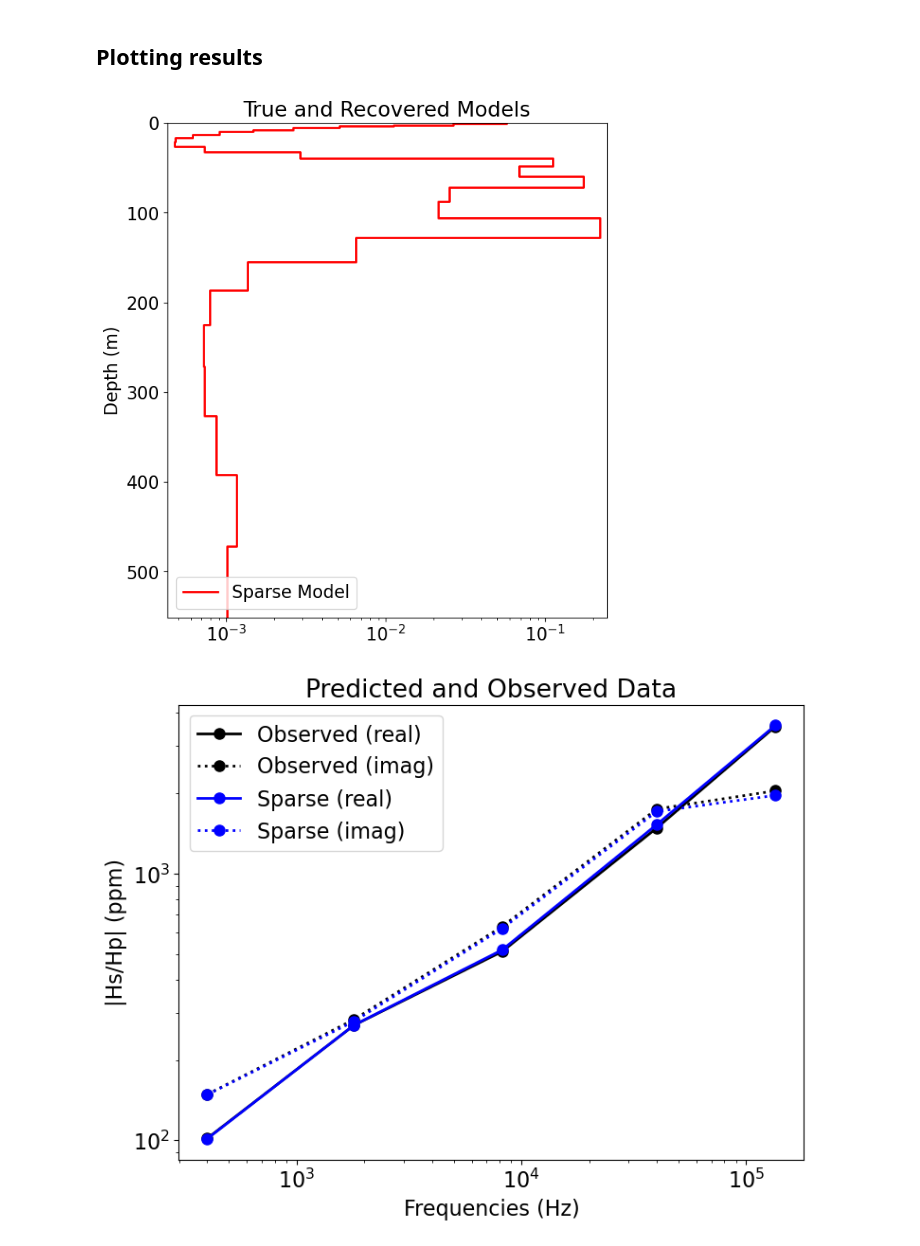
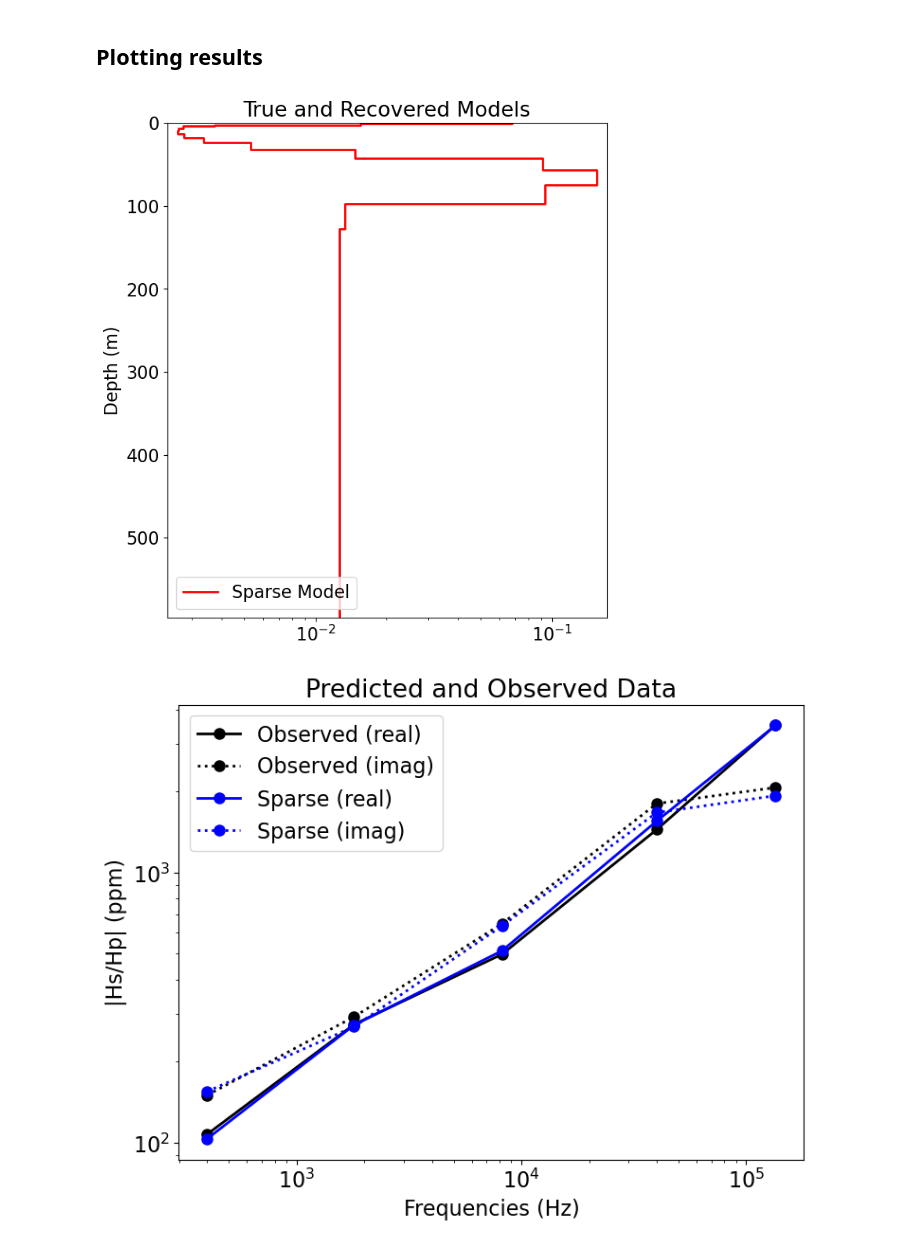
Before and after one commit to pablochanghuang/ITH_AEM, a Jupyter notebook: 1D_Simulation_Inversion.ipynb, the cells around one changed output. Cells and saved outputs as stored; diff of their text form; code cells hidden in the pictures.

```diff
--- a/1D_Simulation_Inversion.ipynb
+++ b/1D_Simulation_Inversion.ipynb
@@ -168,10 +168,10 @@ dmis_hsp_L2 = data_misfit.L2DataMisfit(simulation=simulation_hsp_L2, data=data_o
 h = np.r_[layer_thick_halfspace]
 
 # Create regularization mesh
-regularization_mesh = TensorMesh([h], "N")
+regularization_mesh_hs = TensorMesh([h], "N")
 
 reg_L2 = regularization.WeightedLeastSquares(
-        regularization_mesh,
+        regularization_mesh_hs,
         length_scale_x=10.0,
         # reference_model=np.r_[reference_conductivity_model, reference_conductivity_model[-1]],
         reference_model=reference_conductivity_model_hsp,
@@ -180,7 +180,7 @@ reg_L2 = regularization.WeightedLeastSquares(
 
 #Set regularization parameters:
 reg_L2.alpha_s = 1e-5
-reg_L2.alpha_x=1
+reg_L2.alpha_x= 1
 # %% [markdown]
 ## Optimization
 # %%
@@ -283,7 +283,7 @@ depth_max = 2*skin_depth  # depth to lowest layer
 
 ### Mesh Definition ###
 depth_min = 1                      # top layer thickness
-geometric_factor = 1.2                # rate of thickness increase
+geometric_factor = 1.3                # rate of thickness increase
 
 #Increase layer thickness by geometric factor until depth_max
 layer_thicknesses = [depth_min]
@@ -484,11 +493,16 @@ reg_Sp = regularization.Sparse(
 #Define regulatization parameters
 
 #PLay with 1D alpha values, and parameters
-reg_Sp.alpha_s= 1e-6
-reg_Sp.alpha_x=1.0
+reg_Sp.alpha_s= 1e-3 #Model to reference model
+reg_Sp.alpha_x= 1e-1 #Controls roughness penalty
 
 #Define sparse and blocky norms
-reg_Sp.norms = [0,0]
+
+
+# norms[0] controls sparsity in the model values.
+# norms[1] controls sparsity in the model gradients (i.e., how blocky vs. smooth the changes are).
+
+reg_Sp.norms = [0, 0]
 # %% [markdown]
 ## Optimization
 # %%
@@ -497,28 +511,27 @@ opt_Sp = optimization.InexactGaussNewton(maxIter=100, maxIterLS=20, maxIterCG=20
 # %% [markdown]
 ## Inversion Parameters
 # %%
-inv_prob_Sp = inverse_problem.BaseInvProblem(dmis_L2, reg_L2, opt_L2)
+inv_prob_Sp = inverse_problem.BaseInvProblem(dmis_Sp, reg_Sp, opt_Sp)
 
 #Inversion Directives
 sensitivity_weights = directives.UpdateSensitivityWeights()
-update_jacobi = directives.UpdatePreconditioner()
-starting_beta = directives.BetaEstimate_ByEig(beta0_ratio=1e1)
+update_jacobi = directives.UpdatePreconditioner() #Helps stabilize each IRLS step.
+starting_beta = directives.BetaEstimate_ByEig(beta0_ratio=1e2)
 #beta_schedule = directives.BetaSchedule(coolingFactor=1.5, coolingRate=2)
 #target_misfit = directives.TargetMisfit(chifact=1.0)
 #save_L2 = directives.SaveOutputDictEveryIteration()
 
 # Directive for the IRLS
-update_IRLS = directives.UpdateIRLS(cooling_rate =2, cooling_factor=1.5, max_irls_iterations=100)
+update_IRLS = directives.UpdateIRLS(cooling_rate = 2, cooling_factor=1.5, max_irls_iterations=100)
 
 
 directives_list_Sp = [
-    sensitivity_weights,
+    #sensitivity_weights,
     update_IRLS,
     update_jacobi,
     starting_beta,
     #beta_schedule,
     #target_misfit,
-    sensitivity_weights
 ]
 # %%
 # Post error on mattermost?, the error when using UpdateIRLS
@@ -561,33 +578,33 @@ plot_1d_layer_model(
     regularization_mesh.h[0], log_conductivity_map  * recovered_model_Sp, ax=ax1, show_layers=False, color="r"
 )
 
 #ax1.set_xlim(0.01, 10)
 ax1.set_title("True and Recovered Models")
 ax1.legend(["Sparse Model"])
 #plt.gca().invert_yaxis()
 
 # Plot predicted and observed data
-dpred_Sp = simulation_L2.dpred(recovered_model_L2)
+dpred_Sp = simulation_Sp.dpred(recovered_model_Sp)
 
 fig = plt.figure(figsize=(11, 6))
 ax1 = fig.add_axes([0.2, 0.1, 0.6, 0.8])
 ax1.loglog(frequencies, np.abs(dobs[0::2]), "k-o")
 ax1.loglog(frequencies, np.abs(dobs[1::2]), "k:o")
 ax1.loglog(frequencies, np.abs(dpred_Sp[0::2]), "b-o")
 ax1.loglog(frequencies, np.abs(dpred_Sp[1::2]), "b:o")
 ax1.set_xlabel("Frequencies (Hz)")
 ax1.set_ylabel("|Hs/Hp| (ppm)")
 ax1.set_title("Predicted and Observed Data")
 ax1.legend(
     [
         "Observed (real)",
         "Observed (imag)",
         "Sparse (real)",
         "Sparse (imag)",
     ],
     loc="upper left",
 )
 plt.show()
 # %% [output]
-[figure, old version]
+[figure, new version]
-[figure, old version]
+[figure, new version]
```
Also changed, not shown: parts of 15 cells of this notebook, 8 other files.
